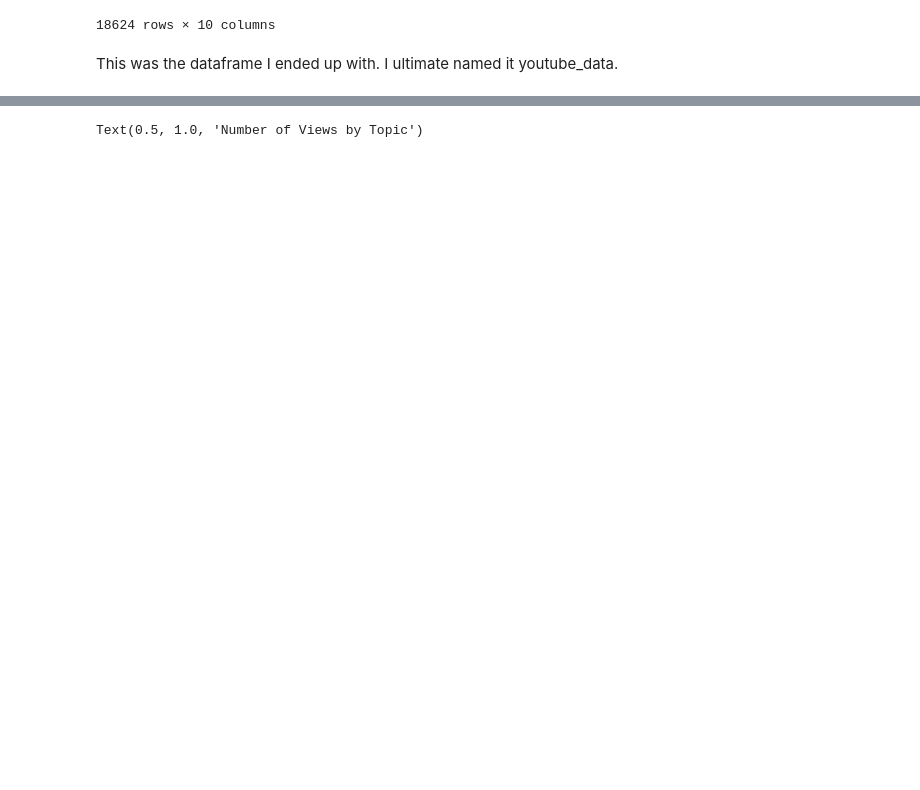
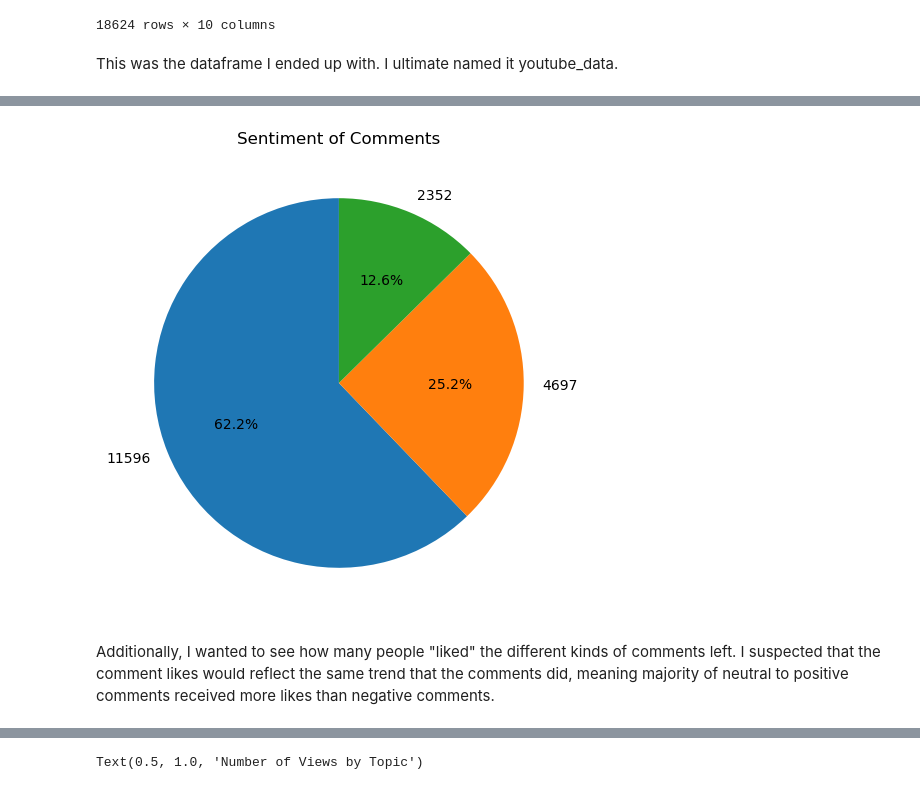
Before and after one commit to alishacopley/youtube_data_analysis, a Jupyter notebook: youtube_data_analysis.ipynb, the cells around one changed output, grey strips where cells are left out. Drawn from its saved outputs; the diff is of its cells as text; code cells hidden in the pictures; blank space fills up the shorter version.

```diff
--- a/youtube_data_analysis.ipynb
+++ b/youtube_data_analysis.ipynb
@@ -120,3 +124,14 @@ youtube_data.head()
+# %%
+sentiment_data = youtube_data['Sentiment'].value_counts().rename_axis('Sentiment').reset_index(name='mood_counts')
+
+plt.figure(figsize=(6,6))
+plt.pie(sentiment_data.mood_counts, labels=sentiment_data.mood_counts, startangle=90, autopct='%.1f%%')
+plt.title('Sentiment of Comments')
+plt.show()
+# %% [output]
+[figure, added]
+# %% [markdown]
+Additionally, I wanted to see how many people "liked" the different kinds of comments left. I suspected that the comment likes would reflect the same trend that the comments did, meaning majority of neutral to positive comments received more likes than negative comments.
 # %%
 plt.figure(figsize=(12,7))
 plt.bar(x=youtube_data['Sentiment'], height=youtube_data['Comment Likes'])
```
Also changed, not shown: parts of 3 cells of this notebook.
